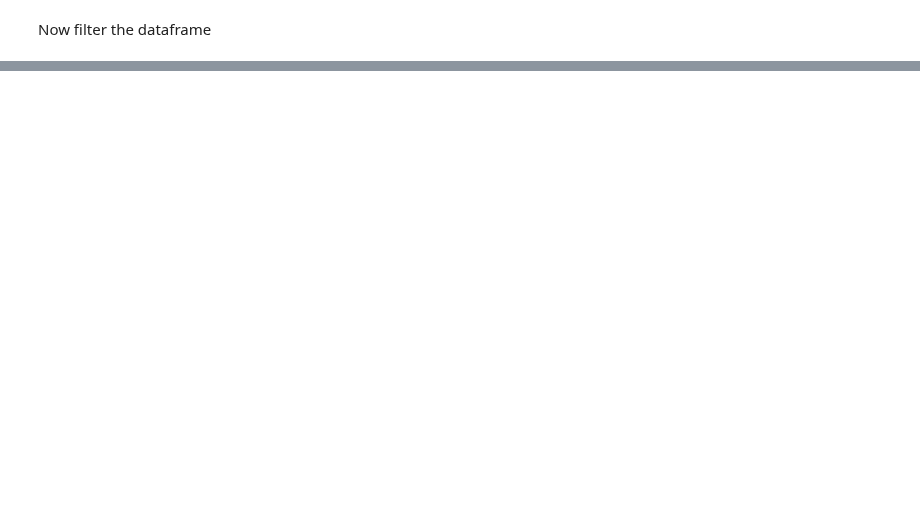
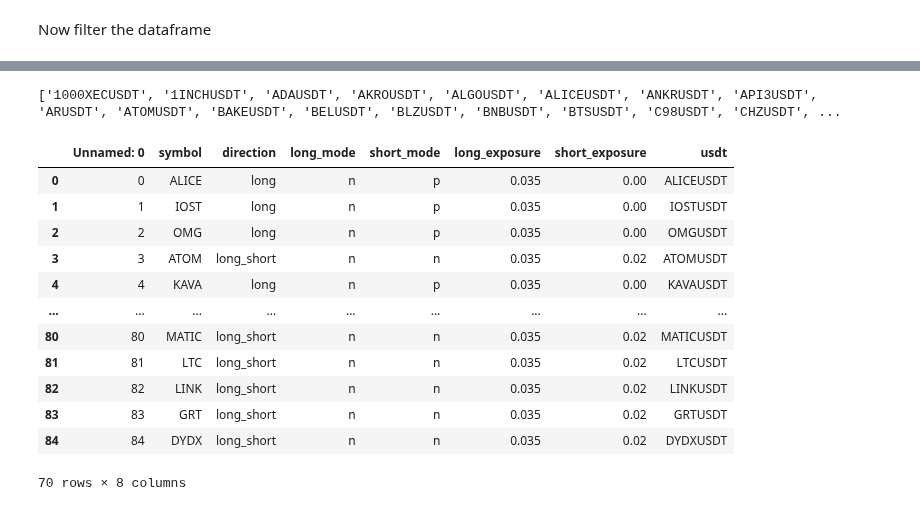
Before and after one commit to shroukkhan/passivbot, a Jupyter notebook: analyze_result_binance.ipynb, the cells around one changed output, grey strips where cells are left out. Drawn from its saved outputs; the diff is of its cells as text; code cells hidden in the pictures; blank space fills up the shorter version.

```diff
--- a/analyze_result_binance.ipynb
+++ b/analyze_result_binance.ipynb
@@ -229,0 +242,22 @@ See the caveats in the documentation: https://pandas.pydata.org/pandas-docs/stab
+# %%
+short_symbols = ds['s'].tolist()
+print(short_symbols)
+config = pd.read_csv('run_config.csv')
+config['usdt'] = config['symbol']+'USDT'
+config = config[(config.usdt.isin(short_symbols))]
+config
+# %% [output]
+['1000XECUSDT', '1INCHUSDT', 'ADAUSDT', 'AKROUSDT', 'ALGOUSDT', 'ALICEUSDT', 'ANKRUSDT', 'API3USDT', 'ARUSDT', 'ATOMUSDT', 'BAKEUSDT', 'BELUSDT', 'BLZUSDT', 'BNBUSDT', 'BTSUSDT', 'C98USDT', 'CHZUSDT', ...
+|  | Unnamed: 0 | symbol | direction | long_mode | short_mode | long_exposure | short_exposure | usdt |
+| 0 | 0 | ALICE | long | n | p | 0.035 | 0.00 | ALICEUSDT |
+| 1 | 1 | IOST | long | n | p | 0.035 | 0.00 | IOSTUSDT |
+| 2 | 2 | OMG | long | n | p | 0.035 | 0.00 | OMGUSDT |
+| 3 | 3 | ATOM | long_short | n | n | 0.035 | 0.02 | ATOMUSDT |
+| 4 | 4 | KAVA | long | n | p | 0.035 | 0.00 | KAVAUSDT |
+| ... | ... | ... | ... | ... | ... | ... | ... | ... |
+| 80 | 80 | MATIC | long_short | n | n | 0.035 | 0.02 | MATICUSDT |
+| 81 | 81 | LTC | long_short | n | n | 0.035 | 0.02 | LTCUSDT |
+| 82 | 82 | LINK | long_short | n | n | 0.035 | 0.02 | LINKUSDT |
+| 83 | 83 | GRT | long_short | n | n | 0.035 | 0.02 | GRTUSDT |
+| 84 | 84 | DYDX | long_short | n | n | 0.035 | 0.02 | DYDXUSDT |
+70 rows × 8 columns
```
Also changed, not shown: parts of 6 cells of this notebook, 15 other files.
